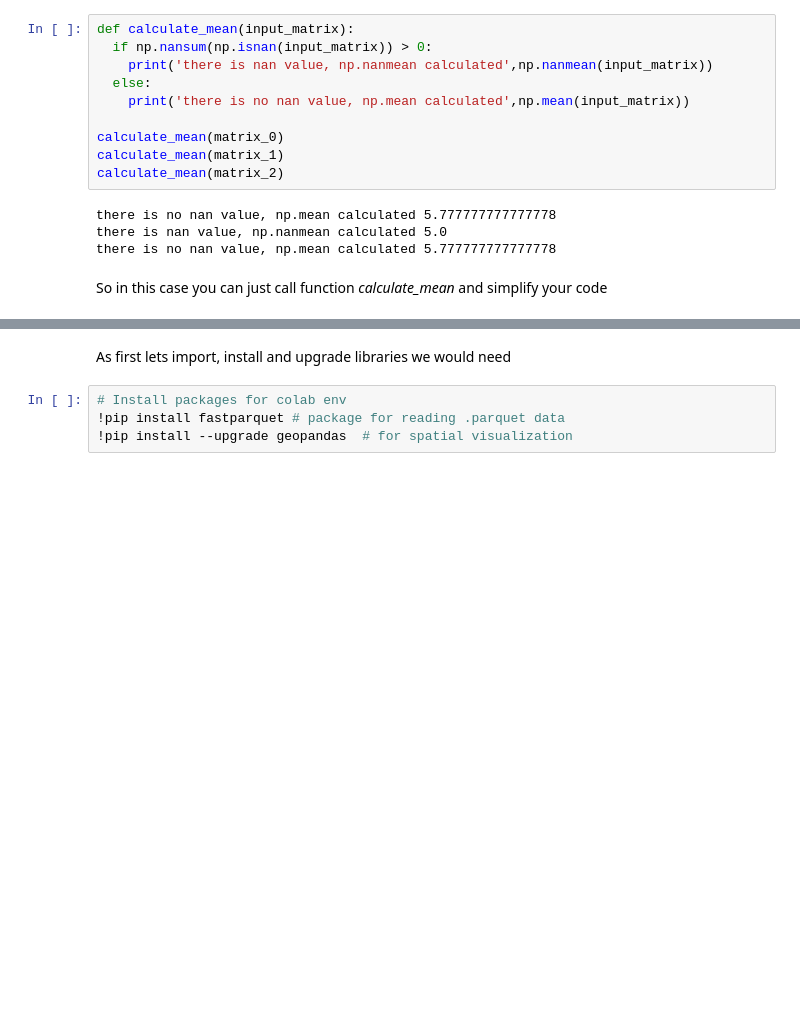
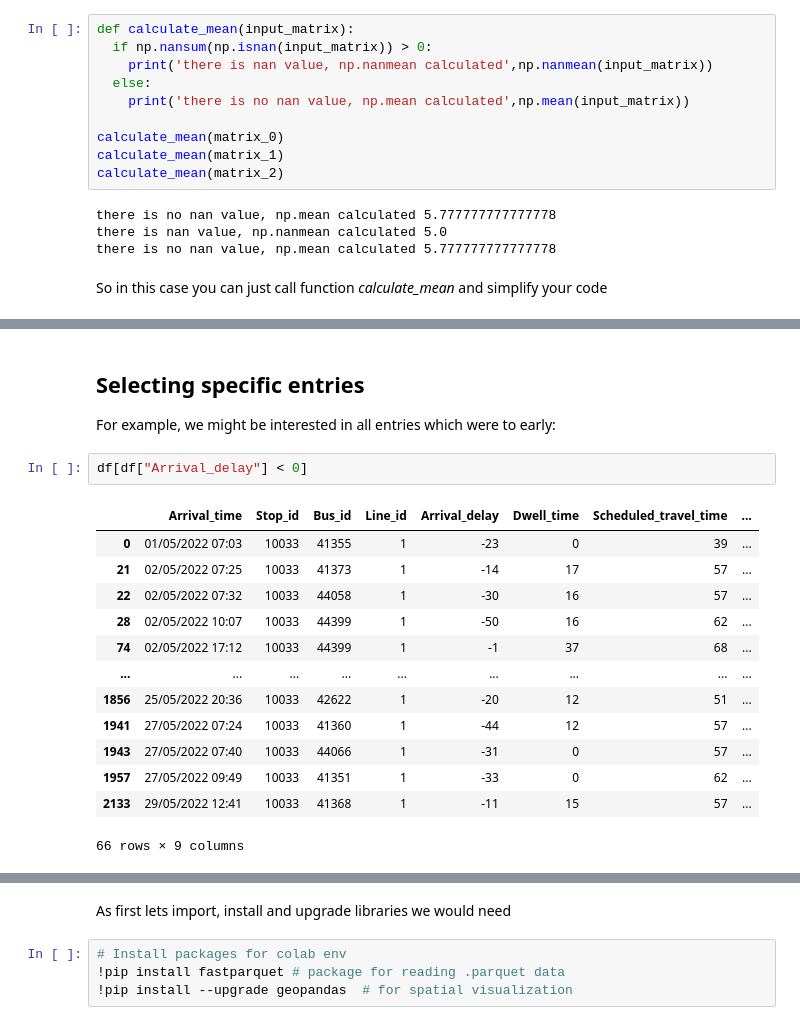
Before and after one commit to zhenliangma/Applied-AI-in-Transportation, a Jupyter notebook: Exercise_1_Python_basics/Exercise_1_python_basics.ipynb, the cells around one changed output, grey strips where cells are left out. Cells and saved outputs as stored; diff of their text form; blank space fills up the shorter version.

```diff
--- a/Exercise_1_Python_basics/Exercise_1_python_basics.ipynb
+++ b/Exercise_1_Python_basics/Exercise_1_python_basics.ipynb
@@ -252,0 +286,20 @@ The first example create and iterates index in a range of values, while second e
+# %% [markdown]
+## Selecting specific entries
+
+For example, we might be interested in all entries which were to early:
+# %%
+df[df["Arrival_delay"] < 0]
+# %% [output]
+|  | Arrival_time | Stop_id | Bus_id | Line_id | Arrival_delay | Dwell_time | Scheduled_travel_time | ... |
+| 0 | 01/05/2022 07:03 | 10033 | 41355 | 1 | -23 | 0 | 39 | ... |
+| 21 | 02/05/2022 07:25 | 10033 | 41373 | 1 | -14 | 17 | 57 | ... |
+| 22 | 02/05/2022 07:32 | 10033 | 44058 | 1 | -30 | 16 | 57 | ... |
+| 28 | 02/05/2022 10:07 | 10033 | 44399 | 1 | -50 | 16 | 62 | ... |
+| 74 | 02/05/2022 17:12 | 10033 | 44399 | 1 | -1 | 37 | 68 | ... |
+| ... | ... | ... | ... | ... | ... | ... | ... | ... |
+| 1856 | 25/05/2022 20:36 | 10033 | 42622 | 1 | -20 | 12 | 51 | ... |
+| 1941 | 27/05/2022 07:24 | 10033 | 41360 | 1 | -44 | 12 | 57 | ... |
+| 1943 | 27/05/2022 07:40 | 10033 | 44066 | 1 | -31 | 0 | 57 | ... |
+| 1957 | 27/05/2022 09:49 | 10033 | 41351 | 1 | -33 | 0 | 62 | ... |
+| 2133 | 29/05/2022 12:41 | 10033 | 41368 | 1 | -11 | 15 | 57 | ... |
+66 rows × 9 columns
```
Also changed, not shown: parts of 48 cells of this notebook.
